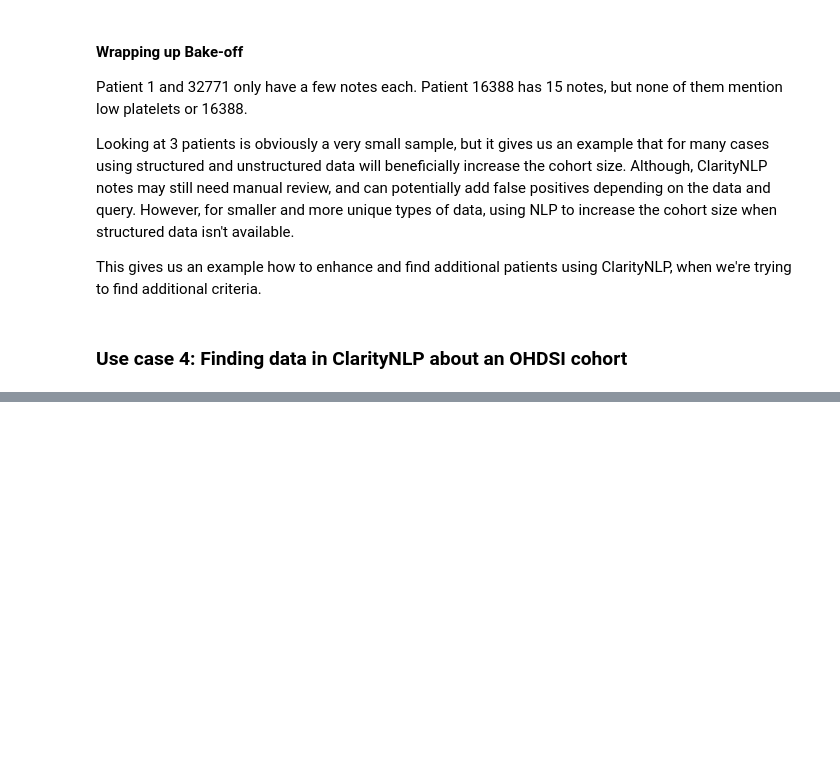
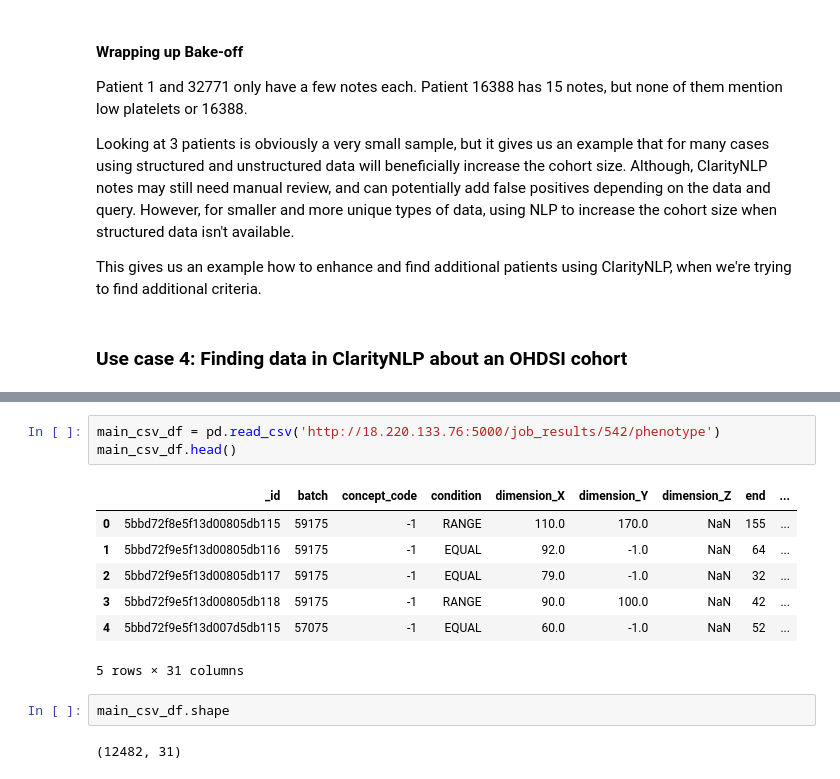
Before and after one commit to ClarityNLP/ClarityNLP, a Jupyter notebook: notebooks/cooking/Cooking_with_ClarityNLP_101018.ipynb, the cells around one changed output, grey strips where cells are left out. Drawn from its saved outputs; the diff is of its cells as text; blank space fills up the shorter version.

```diff
--- a/notebooks/cooking/Cooking_with_ClarityNLP_101018.ipynb
+++ b/notebooks/cooking/Cooking_with_ClarityNLP_101018.ipynb
@@ -454,0 +534,15 @@ This gives us an example how to enhance and find additional patients using Clari
+# %%
+main_csv_df = pd.read_csv('http://18.220.133.76:5000/job_results/542/phenotype')
+main_csv_df.head()
+# %% [output]
+|  | _id | batch | concept_code | condition | dimension_X | dimension_Y | dimension_Z | end | ... |
+| 0 | 5bbd72f8e5f13d00805db115 | 59175 | -1 | RANGE | 110.0 | 170.0 | NaN | 155 | ... |
+| 1 | 5bbd72f9e5f13d00805db116 | 59175 | -1 | EQUAL | 92.0 | -1.0 | NaN | 64 | ... |
+| 2 | 5bbd72f9e5f13d00805db117 | 59175 | -1 | EQUAL | 79.0 | -1.0 | NaN | 32 | ... |
+| 3 | 5bbd72f9e5f13d00805db118 | 59175 | -1 | RANGE | 90.0 | 100.0 | NaN | 42 | ... |
+| 4 | 5bbd72f9e5f13d007d5db115 | 57075 | -1 | EQUAL | 60.0 | -1.0 | NaN | 52 | ... |
+5 rows × 31 columns
+# %%
+main_csv_df.shape
+# %% [output]
+(12482, 31)
```
Also changed, not shown: parts of 24 cells of this notebook, 3 other files.
